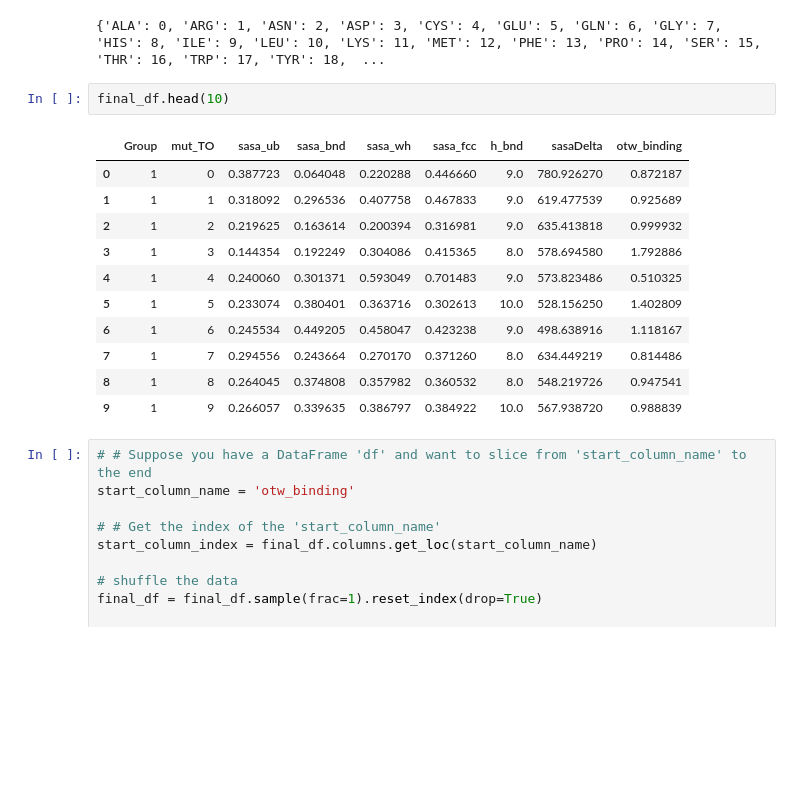
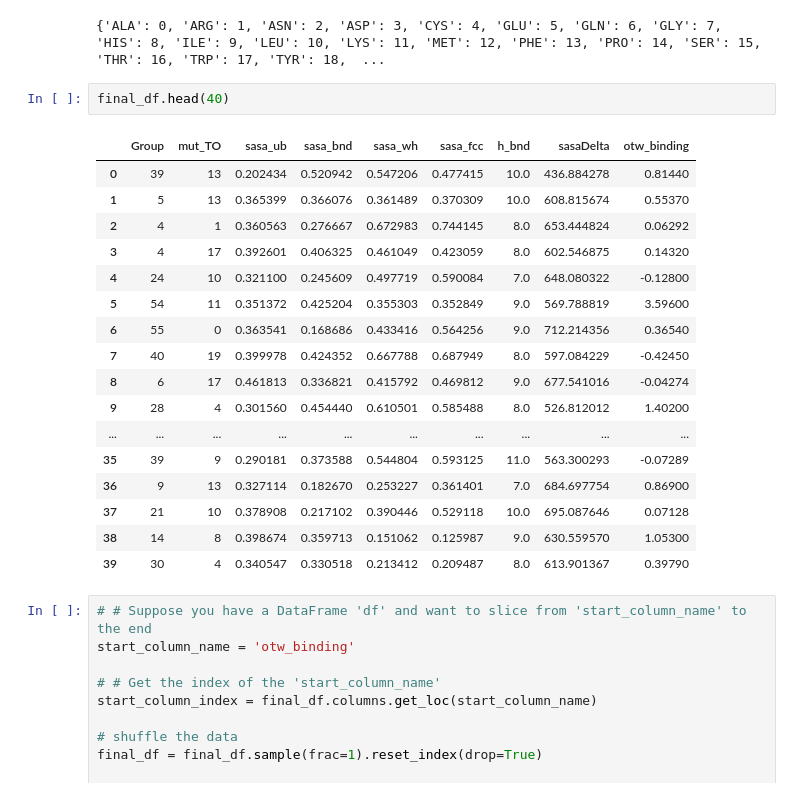
Before and after one commit to return0ftheFaraz/CS512, a Jupyter notebook: alize2.ipynb, the cells around one changed output. Saved outputs shown, nothing was run; the diff lists cells and outputs as text; blank space fills up the shorter version.

```diff
--- a/alize2.ipynb
+++ b/alize2.ipynb
@@ -401,19 +325,25 @@ print(residue_dict)
 # %% [output]
 {'ALA': 0, 'ARG': 1, 'ASN': 2, 'ASP': 3, 'CYS': 4, 'GLU': 5, 'GLN': 6, 'GLY': 7, 'HIS': 8, 'ILE': 9, 'LEU': 10, 'LYS': 11, 'MET': 12, 'PHE': 13, 'PRO': 14, 'SER': 15, 'THR': 16, 'TRP': 17, 'TYR': 18,  ...
 # %%
-final_df.head(10)
+final_df.head(40)
 # %% [output]
 |  | Group | mut_TO | sasa_ub | sasa_bnd | sasa_wh | sasa_fcc | h_bnd | sasaDelta | otw_binding |
-| 0 | 1 | 0 | 0.387723 | 0.064048 | 0.220288 | 0.446660 | 9.0 | 780.926270 | 0.872187 |
-| 1 | 1 | 1 | 0.318092 | 0.296536 | 0.407758 | 0.467833 | 9.0 | 619.477539 | 0.925689 |
-| 2 | 1 | 2 | 0.219625 | 0.163614 | 0.200394 | 0.316981 | 9.0 | 635.413818 | 0.999932 |
-| 3 | 1 | 3 | 0.144354 | 0.192249 | 0.304086 | 0.415365 | 8.0 | 578.694580 | 1.792886 |
-| 4 | 1 | 4 | 0.240060 | 0.301371 | 0.593049 | 0.701483 | 9.0 | 573.823486 | 0.510325 |
-| 5 | 1 | 5 | 0.233074 | 0.380401 | 0.363716 | 0.302613 | 10.0 | 528.156250 | 1.402809 |
-| 6 | 1 | 6 | 0.245534 | 0.449205 | 0.458047 | 0.423238 | 9.0 | 498.638916 | 1.118167 |
-| 7 | 1 | 7 | 0.294556 | 0.243664 | 0.270170 | 0.371260 | 8.0 | 634.449219 | 0.814486 |
-| 8 | 1 | 8 | 0.264045 | 0.374808 | 0.357982 | 0.360532 | 8.0 | 548.219726 | 0.947541 |
-| 9 | 1 | 9 | 0.266057 | 0.339635 | 0.386797 | 0.384922 | 10.0 | 567.938720 | 0.988839 |
+| 0 | 39 | 13 | 0.202434 | 0.520942 | 0.547206 | 0.477415 | 10.0 | 436.884278 | 0.81440 |
+| 1 | 5 | 13 | 0.365399 | 0.366076 | 0.361489 | 0.370309 | 10.0 | 608.815674 | 0.55370 |
+| 2 | 4 | 1 | 0.360563 | 0.276667 | 0.672983 | 0.744145 | 8.0 | 653.444824 | 0.06292 |
+| 3 | 4 | 17 | 0.392601 | 0.406325 | 0.461049 | 0.423059 | 8.0 | 602.546875 | 0.14320 |
+| 4 | 24 | 10 | 0.321100 | 0.245609 | 0.497719 | 0.590084 | 7.0 | 648.080322 | -0.12800 |
+| 5 | 54 | 11 | 0.351372 | 0.425204 | 0.355303 | 0.352849 | 9.0 | 569.788819 | 3.59600 |
+| 6 | 55 | 0 | 0.363541 | 0.168686 | 0.433416 | 0.564256 | 9.0 | 712.214356 | 0.36540 |
+| 7 | 40 | 19 | 0.399978 | 0.424352 | 0.667788 | 0.687949 | 8.0 | 597.084229 | -0.42450 |
+| 8 | 6 | 17 | 0.461813 | 0.336821 | 0.415792 | 0.469812 | 9.0 | 677.541016 | -0.04274 |
+| 9 | 28 | 4 | 0.301560 | 0.454440 | 0.610501 | 0.585488 | 8.0 | 526.812012 | 1.40200 |
+| ... | ... | ... | ... | ... | ... | ... | ... | ... | ... |
+| 35 | 39 | 9 | 0.290181 | 0.373588 | 0.544804 | 0.593125 | 11.0 | 563.300293 | -0.07289 |
+| 36 | 9 | 13 | 0.327114 | 0.182670 | 0.253227 | 0.361401 | 7.0 | 684.697754 | 0.86900 |
+| 37 | 21 | 10 | 0.378908 | 0.217102 | 0.390446 | 0.529118 | 10.0 | 695.087646 | 0.07128 |
+| 38 | 14 | 8 | 0.398674 | 0.359713 | 0.151062 | 0.125987 | 9.0 | 630.559570 | 1.05300 |
+| 39 | 30 | 4 | 0.340547 | 0.330518 | 0.213412 | 0.209487 | 8.0 | 613.901367 | 0.39790 |
 # %%
 # # Suppose you have a DataFrame 'df' and want to slice from 'start_column_name' to the end
 start_column_name = 'otw_binding'
```
Also changed, not shown: parts of 13 cells of this notebook, 2 other files.
